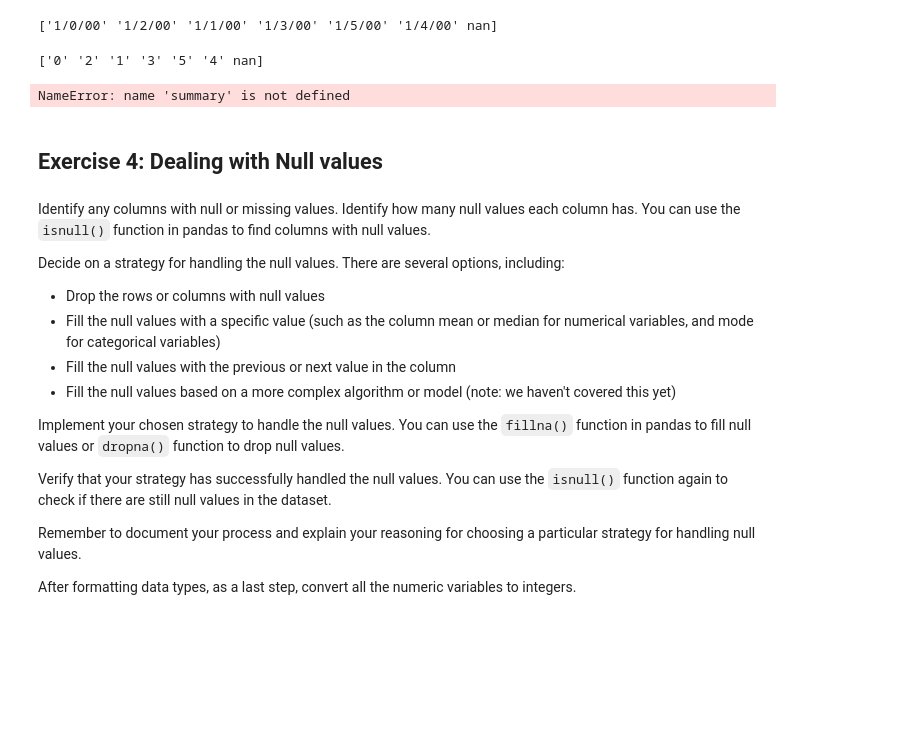
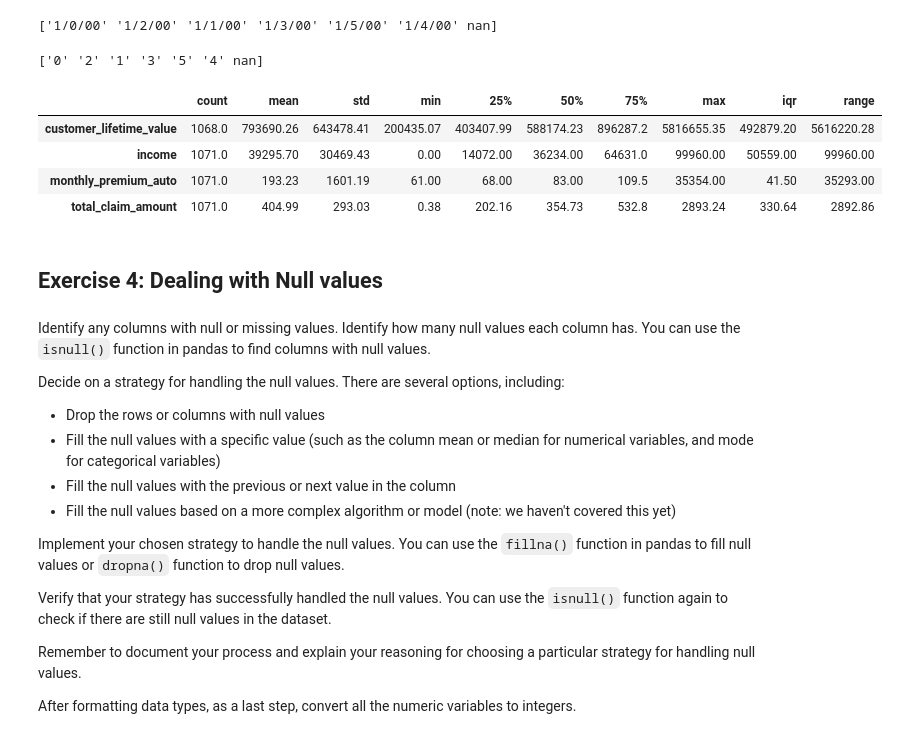
Before and after one commit to MawadaKa/lab-dw-data-cleaning-and-formatting, a Jupyter notebook: lab-dw-data-cleaning-and-formatting.ipynb, the cells around one changed output. Cells and saved outputs as stored; diff of their text form; code cells hidden in the pictures; blank space fills up the shorter version.

Commit message:
solved Round 5

```diff
--- a/lab-dw-data-cleaning-and-formatting.ipynb
+++ b/lab-dw-data-cleaning-and-formatting.ipynb
@@ -188,32 +188,36 @@ print(numeric_complaints)
 ['0' '2' '1' '3' '5' '4' nan]
 # %%
 #1
-def roundforme(x):
-    return round(x,2)
+#def roundforme(x):
+  #  return round(x,2)
 #list(map(roundforme, summary['mean']))
-summary['mean'] = list(map(roundforme, summary['mean']))
-summary['mean']
+#summary['mean'] = list(map(roundforme, summary['mean']))
+#summary['mean']
 #2
 
 
 
-summary = data.describe().T
+summary = df.describe().T
 summary['iqr'] = summary['75%']-summary['25%']
 
 summary['range'] = summary['max']-summary['min']
 
 def roundforme(x):
     return round(x,2)
 
 
 #summary['mean'] = summary['mean'].apply(lambda x : round(x, 2))
 
 # summary
 for col in summary.columns:
     summary[col] = summary[col].apply(lambda x : round(x, 2))
 summary
 # %% [output]
-NameError: name 'summary' is not defined
+|  | count | mean | std | min | 25% | 50% | 75% | max | iqr | range |
+| customer_lifetime_value | 1068.0 | 793690.26 | 643478.41 | 200435.07 | 403407.99 | 588174.23 | 896287.2 | 5816655.35 | 492879.20 | 5616220.28 |
+| income | 1071.0 | 39295.70 | 30469.43 | 0.00 | 14072.00 | 36234.00 | 64631.0 | 99960.00 | 50559.00 | 99960.00 |
+| monthly_premium_auto | 1071.0 | 193.23 | 1601.19 | 61.00 | 68.00 | 83.00 | 109.5 | 35354.00 | 41.50 | 35293.00 |
+| total_claim_amount | 1071.0 | 404.99 | 293.03 | 0.38 | 202.16 | 354.73 | 532.8 | 2893.24 | 330.64 | 2892.86 |
 # %% [markdown]
 ## Exercise 4: Dealing with Null values
 # %% [markdown]
```
Also changed, not shown: parts of 9 cells of this notebook.
